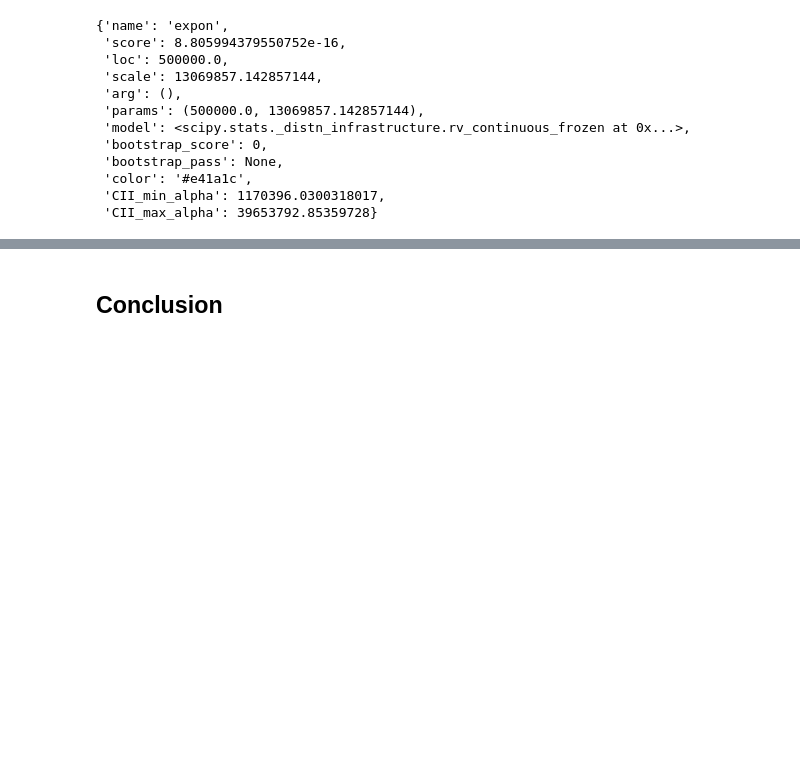
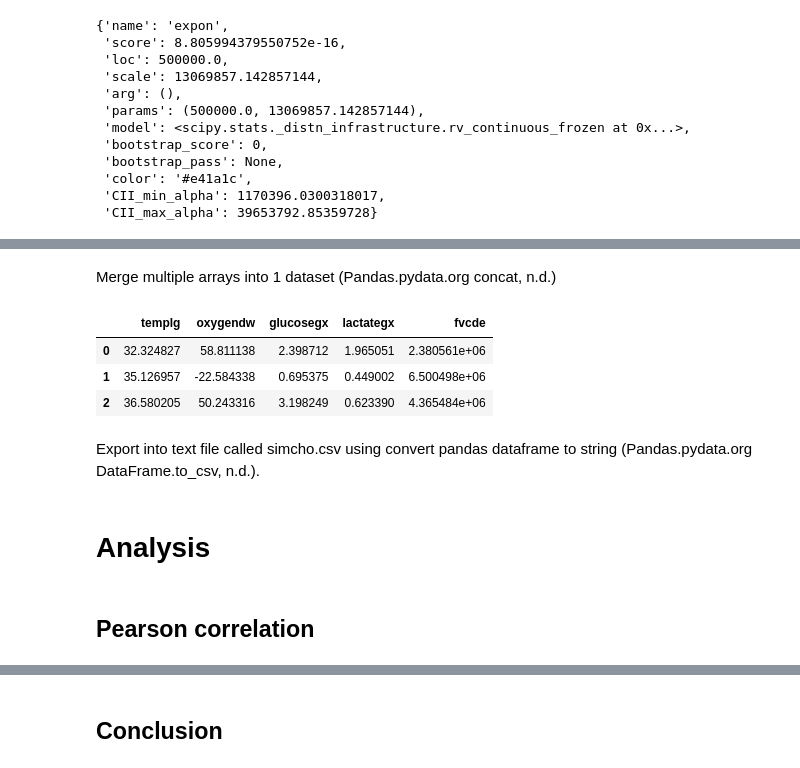
Before and after one commit to nurbujang/1progdaw23, a Jupyter notebook: project1.ipynb, the cells around one changed output, grey strips where cells are left out. Saved outputs shown, nothing was run; the diff lists cells and outputs as text; code cells hidden in the pictures; blank space fills up the shorter version.

Commit message:
merge and export to csv

```diff
--- a/project1.ipynb
+++ b/project1.ipynb
@@ -694,0 +673,18 @@ Text(0.5, 1.0, 'Simulated FVCD')
+# %% [markdown]
+Merge multiple arrays into 1 dataset (Pandas.pydata.org concat, n.d.)
+# %%
+concat = pd.concat([
+    pd.Series(templg), pd.Series(oxygendw), pd.Series(glucosegx),
+    pd.Series(lactategx), pd.Series(fvcde)
+],axis=1)
+
+concat.columns = ['templg', 'oxygendw', 'glucosegx', 'lactategx', 'fvcde']
+
+concat.head(3)
+# %% [output]
+|  | templg | oxygendw | glucosegx | lactategx | fvcde |
+| 0 | 32.324827 | 58.811138 | 2.398712 | 1.965051 | 2.380561e+06 |
+| 1 | 35.126957 | -22.584338 | 0.695375 | 0.449002 | 6.500498e+06 |
+| 2 | 36.580205 | 50.243316 | 3.198249 | 0.623390 | 4.365484e+06 |
+# %% [markdown]
+Export into text file called simcho.csv using convert pandas dataframe to string (Pandas.pydata.org DataFrame.to_csv, n.d.).
@@ -694,0 +693,4 @@ Text(0.5, 1.0, 'Simulated FVCD')
+# %% [markdown]
+# Analysis
+# %% [markdown]
+## Pearson correlation
```
Also changed, not shown: parts of 18 cells of this notebook, 2 other files.
